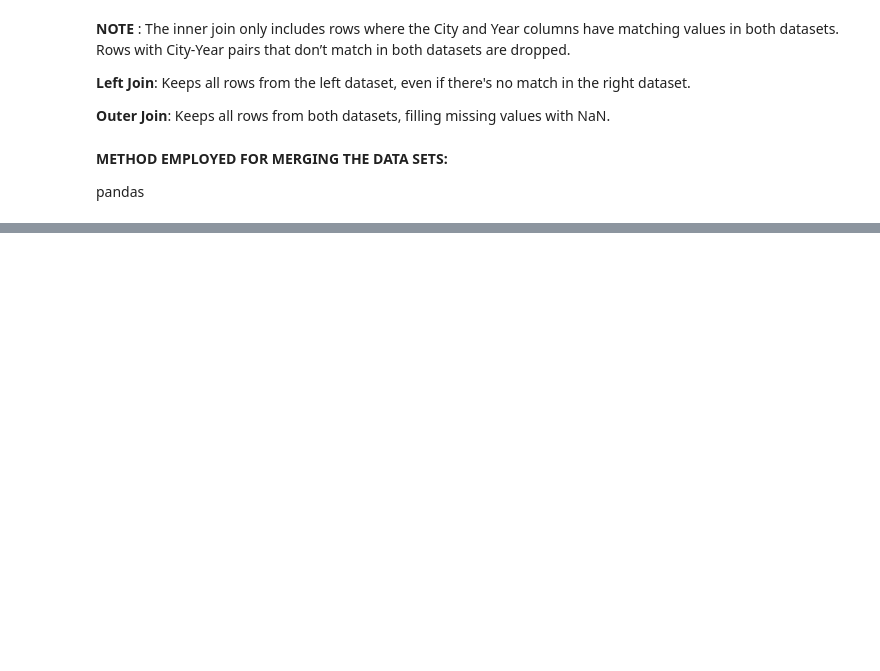
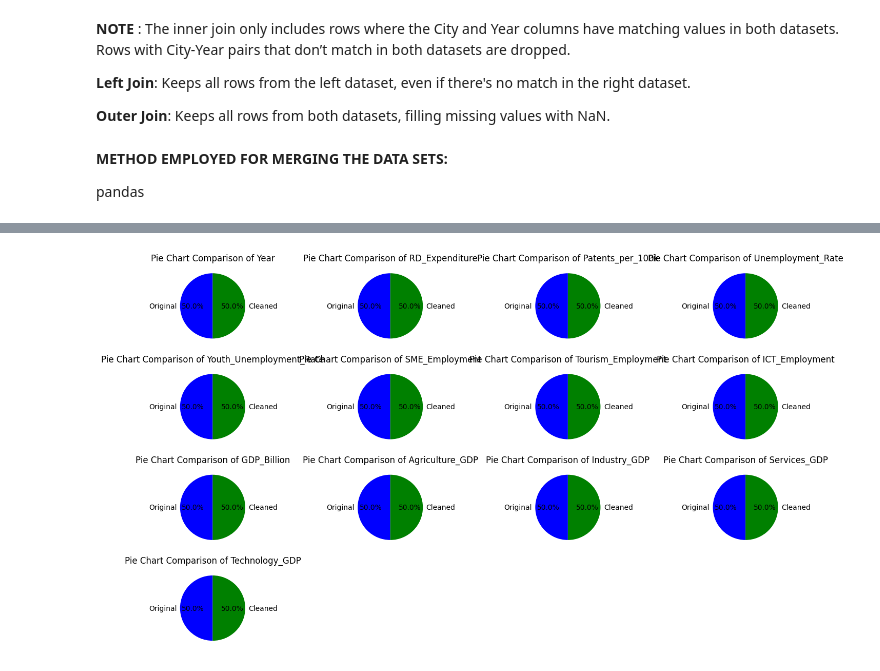
Before and after one commit to JOSHITHA6/GDP_PRODUCTIVITY_INFO, a Jupyter notebook: GDP_PRODUCTION_NEW.ipynb, the cells around one changed output, grey strips where cells are left out. Cells and saved outputs as stored; diff of their text form; code cells hidden in the pictures; blank space fills up the shorter version.

```diff
--- a/GDP_PRODUCTION_NEW.ipynb
+++ b/GDP_PRODUCTION_NEW.ipynb
@@ -65,0 +465,29 @@ pandas
+# %%
+import matplotlib.pyplot as plt
+
+# List of all numerical columns in the merged dataset
+numerical_columns = merged_df.select_dtypes(include=['float64', 'int64']).columns
+
+# Create a plot for each of the numerical columns
+plt.figure(figsize=(14, 8))
+
+# Iterate over all numerical columns in the merged dataset
+for i, column in enumerate(numerical_columns, 1):
+    plt.subplot(4, 4, i)  # Adjust the number of rows and columns based on the number of columns
+
+    # Prepare the data for pie charts (sum of values for each column)
+    original_sum = merged_df[column].sum()
+    cleaned_sum = cleaned_data[column].sum()
+
+    # Pie chart labels and values
+    labels = ['Original', 'Cleaned']
+    values = [original_sum, cleaned_sum]
+
+    # Create pie chart
+    plt.pie(values, labels=labels, autopct='%1.1f%%', colors=['blue', 'green'], startangle=90)
+    plt.title(f"Pie Chart Comparison of {column}")
+
+plt.tight_layout()  # Adjust layout for better readability
+plt.show()
+# %% [output]
+[figure, added]
```
Also changed, not shown: parts of 33 cells of this notebook.
